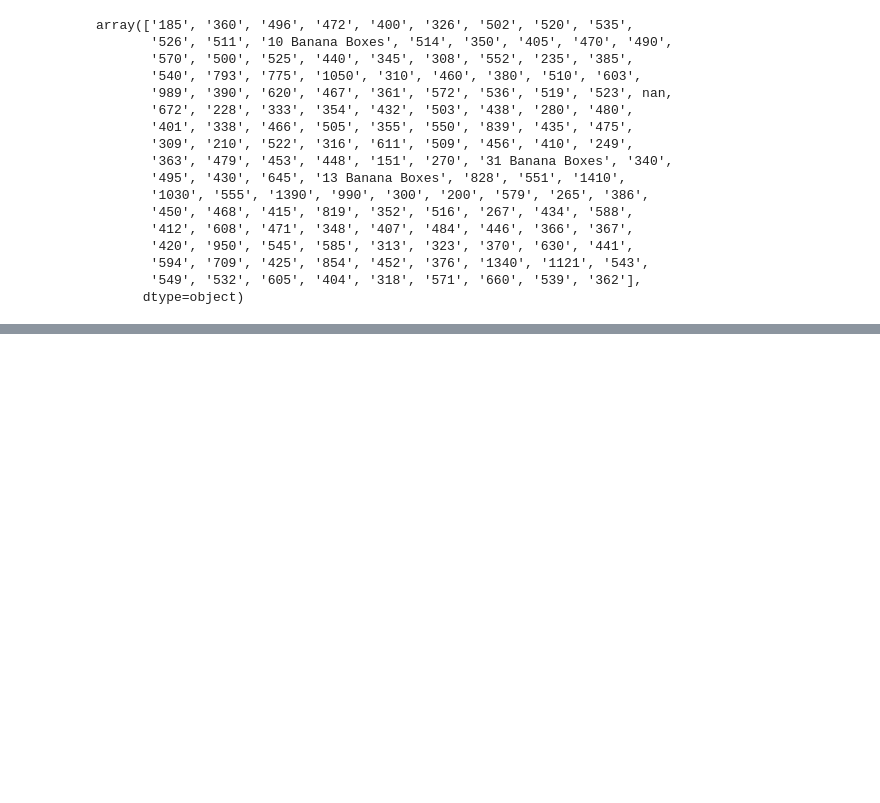
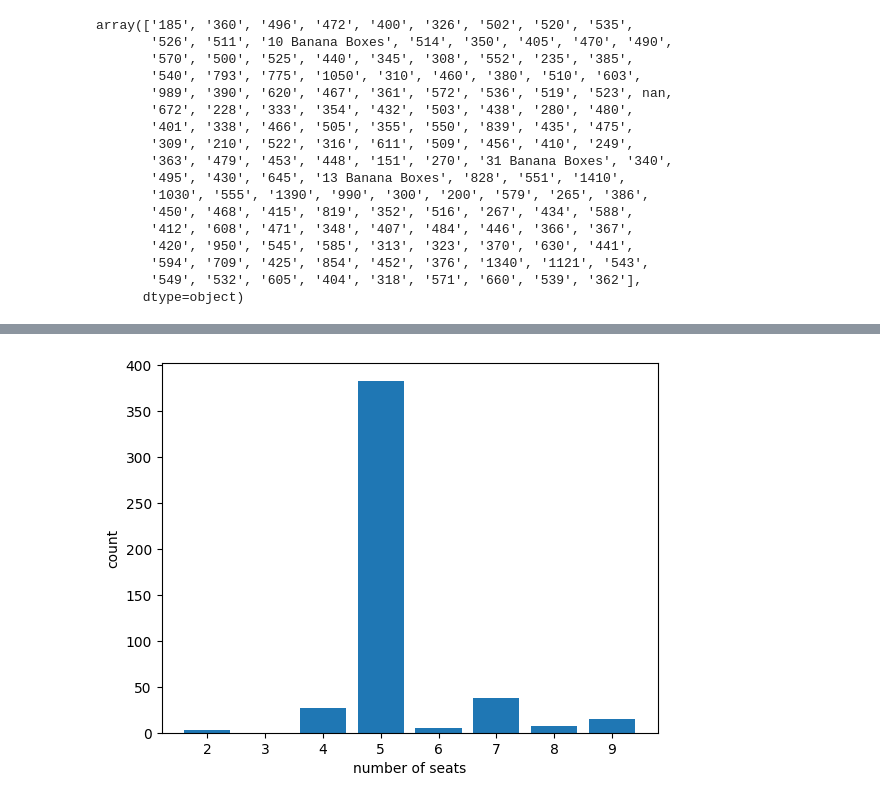
Before and after one commit to Stoymirov/Data_science_homeworks, a Jupyter notebook: 03. Data vis/Untitled.ipynb, the cells around one changed output, grey strips where cells are left out. Cells and saved outputs as stored; diff of their text form; code cells hidden in the pictures; blank space fills up the shorter version.

```diff
--- a/03. Data vis/Untitled.ipynb
+++ b/03. Data vis/Untitled.ipynb
@@ -231,0 +271,7 @@ Let us go through the steps we did and why we did it. I want to plot a histogram
+# %%
+plt.bar(seats.index,seats)
+plt.xlabel("number of seats")
+plt.ylabel("count")
+plt.show()
+# %% [output]
+[figure, added]
```
Also changed, not shown: parts of 22 cells of this notebook.
